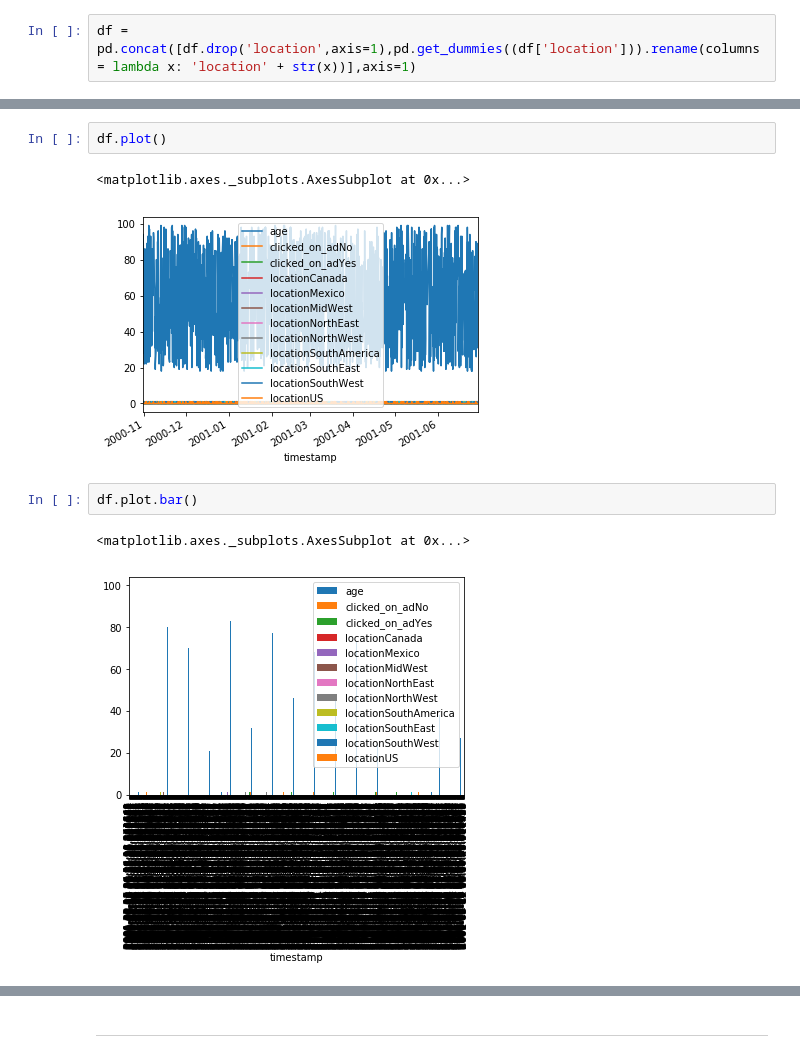
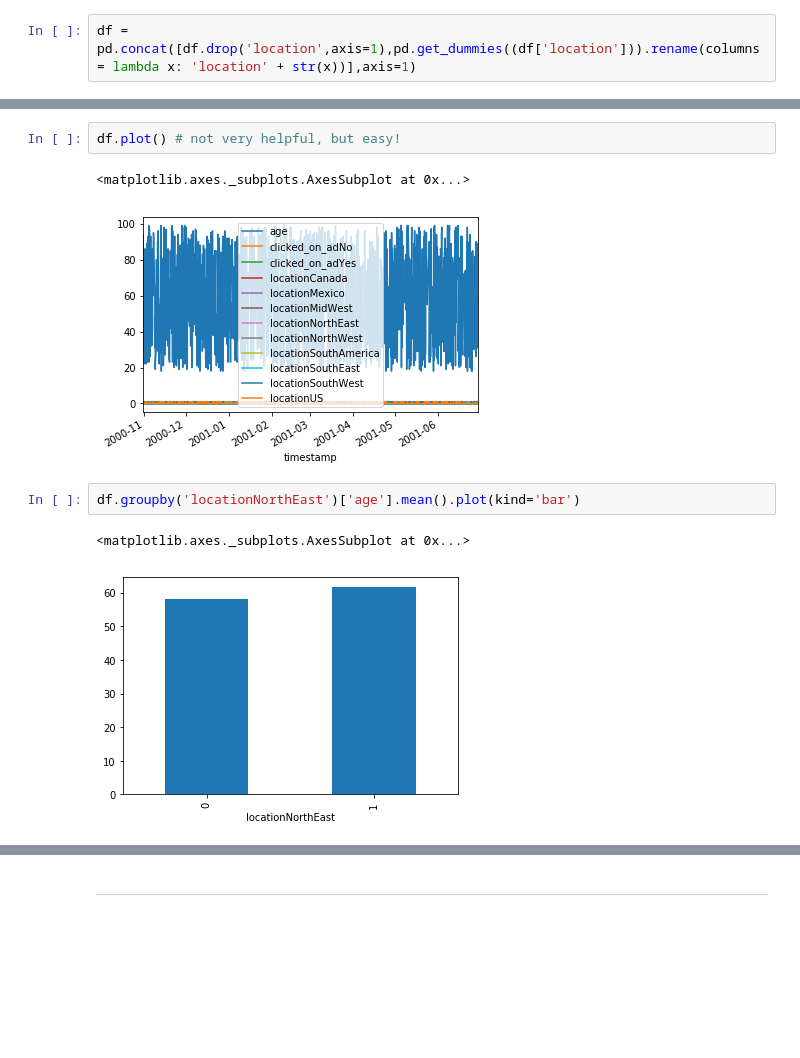
Before and after one commit to jsedoc/NYU-Projects-in-Programming-Fall-2019, a Jupyter notebook: (Class 3) Descriptive Data Analysis/Descriptive Analysis in Python Solved.ipynb, the cells around one changed output, grey strips where cells are left out. Saved outputs shown, nothing was run; the diff lists cells and outputs as text; blank space fills up the shorter version.

```diff
--- a/(Class 3) Descriptive Data Analysis/Descriptive Analysis in Python Solved.ipynb
+++ b/(Class 3) Descriptive Data Analysis/Descriptive Analysis in Python Solved.ipynb
@@ -311,13 +297,13 @@ df.head()
 | 2001-03-13 04:33:44.346952 | db4260d6-0bd9-4b5d-a3e7-1137784ef930 | startup | 65 | M | Luxury | 0 | 1 | 0 | ... |
 | 2001-02-24 00:04:27.449789 | 1ca931d2-41b7-49ee-b8ec-1a3943fb1ad3 | small | 38 | N | Political | 1 | 0 | 0 | ... |
 | 2000-11-22 23:13:36.186362 | caabb63e-8d41-497b-ba75-aff80fe9649f | small | 82 | M | Business | 0 | 1 | 0 | ... |
-# %%
-df.plot()
-# %% [output]
-<matplotlib.axes._subplots.AxesSubplot at 0x...>
-[figure, removed]
+# %%
+df.plot() # not very helpful, but easy!
+# %% [output]
+<matplotlib.axes._subplots.AxesSubplot at 0x...>
+[figure, added]
 # %%
-df.plot.bar()
+df.groupby('locationNorthEast')['age'].mean().plot(kind='bar')
 # %% [output]
 <matplotlib.axes._subplots.AxesSubplot at 0x...>
-[figure, old version]
+[figure, new version]
```
Also changed, not shown: parts of 19 cells of this notebook, 4 other files.
